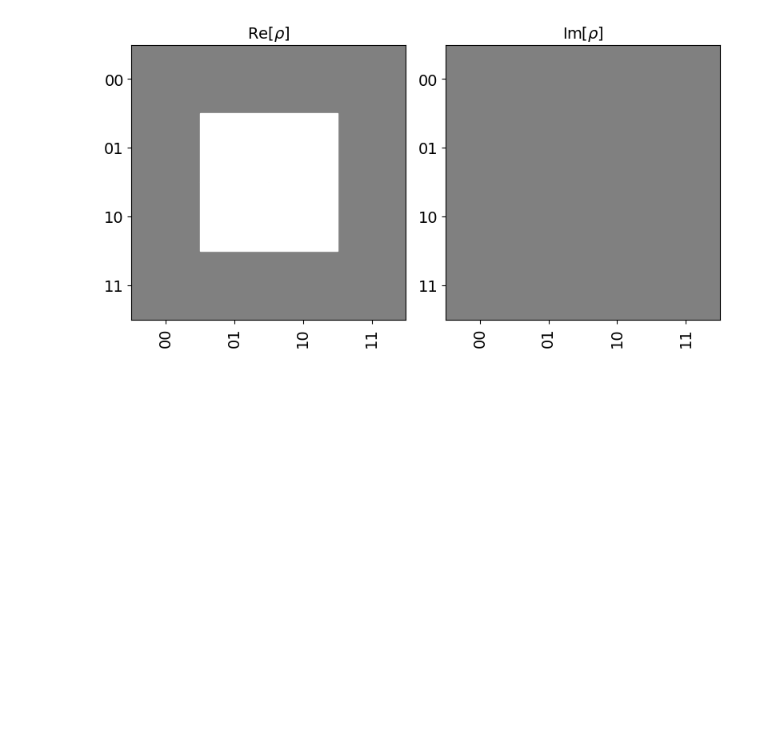
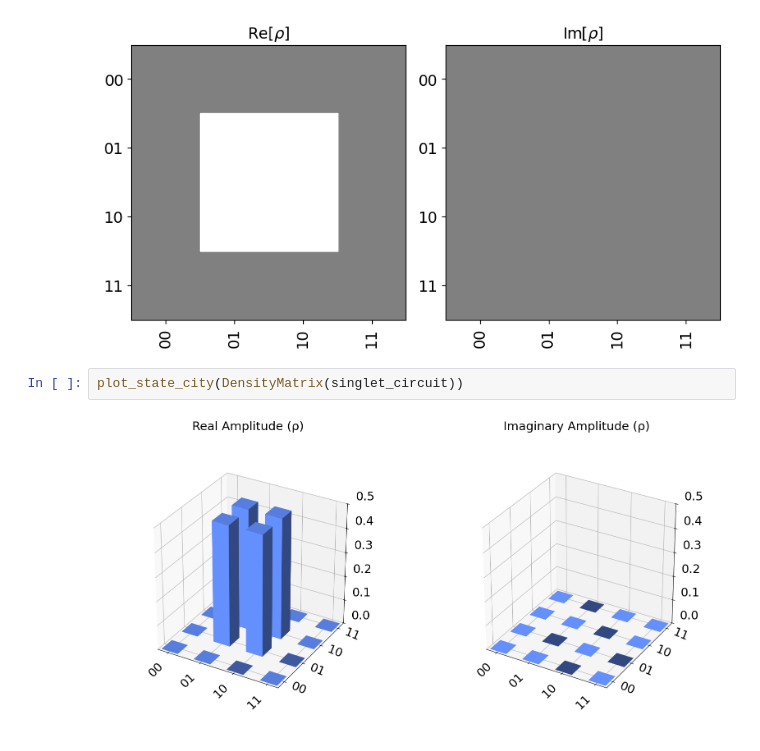
Before and after one commit to stephenhky/Qiskit-Cert-Exercise, a Jupyter notebook: basic/bipartite_states.ipynb, the cells around one changed output. Cells and saved outputs as stored; diff of their text form; blank space fills up the shorter version.

```diff
--- a/basic/bipartite_states.ipynb
+++ b/basic/bipartite_states.ipynb
@@ -68,3 +57,7 @@ ev_vec2.draw("qsphere")
 ev_vec2.draw("hinton")
 # %% [output]
 [figure]
+# %%
+plot_state_city(DensityMatrix(singlet_circuit))
+# %% [output]
+[figure, added]
```
Also changed, not shown: parts of 4 cells of this notebook, 2 other files.
